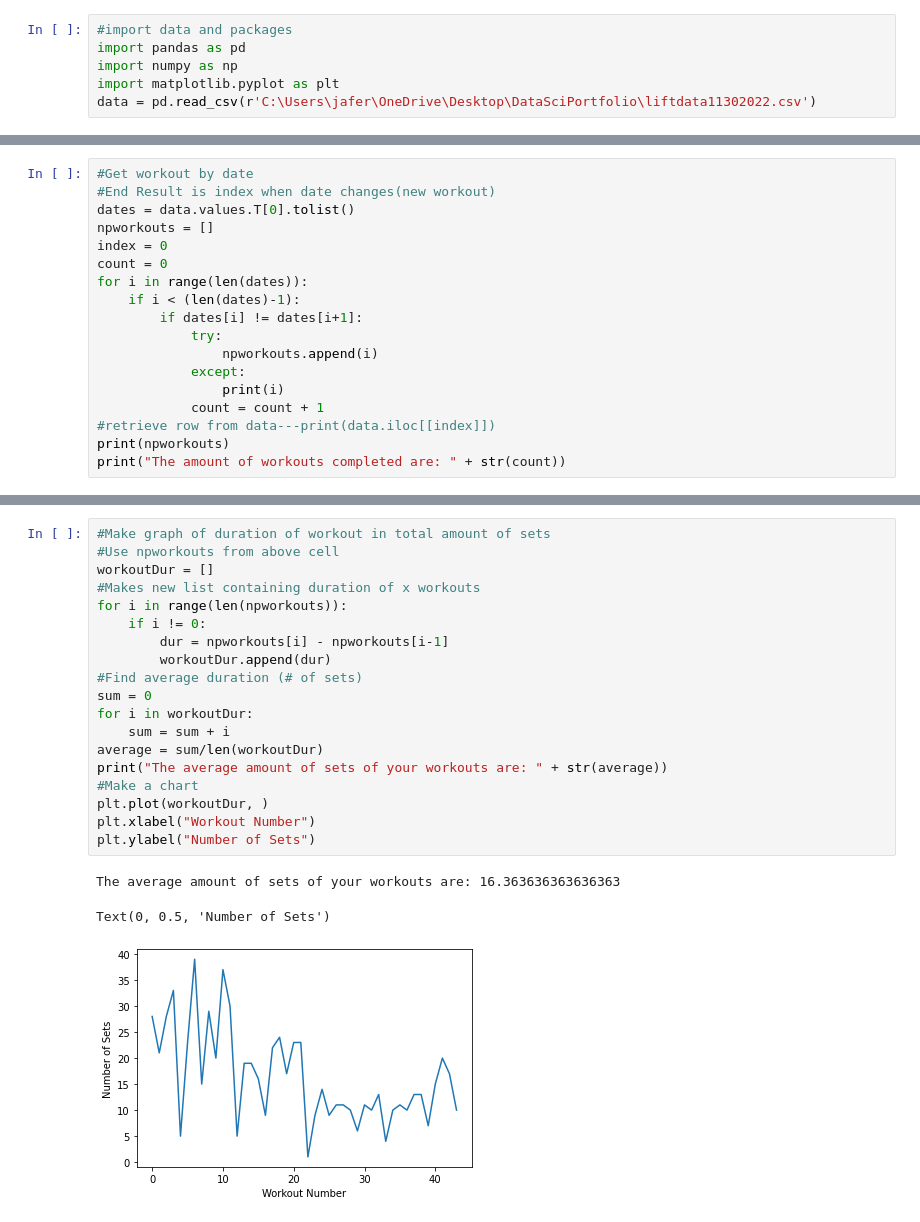
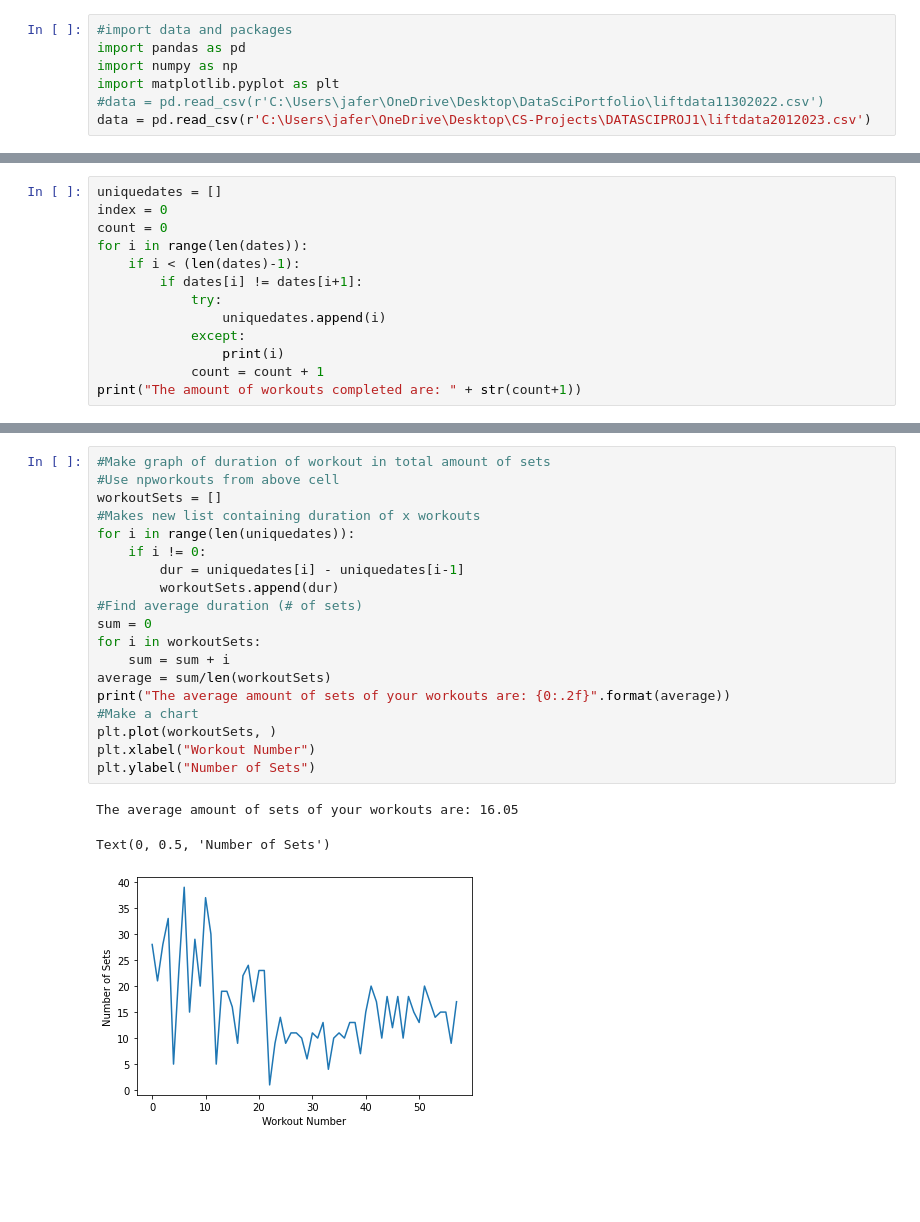
Before and after one commit to JosephAFerguson/datasciencelearning, a Jupyter notebook: liftdatanotebook.ipynb, the cells around one changed output, grey strips where cells are left out. Drawn from its saved outputs; the diff is of its cells as text; blank space fills up the shorter version.

```diff
--- a/liftdatanotebook.ipynb
+++ b/liftdatanotebook.ipynb
@@ -3,4 +3,5 @@
 import pandas as pd
 import numpy as np
 import matplotlib.pyplot as plt
-data = pd.read_csv(r'C:\Users\jafer\OneDrive\Desktop\DataSciPortfolio\liftdata11302022.csv')
+#data = pd.read_csv(r'C:\Users\jafer\OneDrive\Desktop\DataSciPortfolio\liftdata11302022.csv')
+data = pd.read_csv(r'C:\Users\jafer\OneDrive\Desktop\CS-Projects\DATASCIPROJ1\liftdata2012023.csv')
@@ -7,19 +16,14 @@ data = pd.read_csv(r'C:\Users\jafer\OneDrive\Desktop\DataSciPortfolio\liftdata11
 # %%
-#Get workout by date
-#End Result is index when date changes(new workout)
-dates = data.values.T[0].tolist()
-npworkouts = []
+uniquedates = []
 index = 0
 count = 0
 for i in range(len(dates)):
     if i < (len(dates)-1):
         if dates[i] != dates[i+1]:
             try:
-                npworkouts.append(i)
+                uniquedates.append(i)
             except:
                 print(i)
             count = count + 1
-#retrieve row from data---print(data.iloc[[index]])
-print(npworkouts)
-print("The amount of workouts completed are: " + str(count))
+print("The amount of workouts completed are: " + str(count+1))
 # %% [output]
@@ -28,24 +31,24 @@ The amount of workouts completed are: 45
 # %%
 #Make graph of duration of workout in total amount of sets
 #Use npworkouts from above cell
-workoutDur = []
+workoutSets = []
 #Makes new list containing duration of x workouts
-for i in range(len(npworkouts)):
+for i in range(len(uniquedates)):
     if i != 0:
-        dur = npworkouts[i] - npworkouts[i-1]
-        workoutDur.append(dur)
+        dur = uniquedates[i] - uniquedates[i-1]
+        workoutSets.append(dur)
 #Find average duration (# of sets)
 sum = 0
-for i in workoutDur:
+for i in workoutSets:
     sum = sum + i
-average = sum/len(workoutDur)
-print("The average amount of sets of your workouts are: " + str(average))
+average = sum/len(workoutSets)
+print("The average amount of sets of your workouts are: {0:.2f}".format(average))
 #Make a chart
-plt.plot(workoutDur, )
+plt.plot(workoutSets, )
 plt.xlabel("Workout Number")
 plt.ylabel("Number of Sets")
 # %% [output]
-The average amount of sets of your workouts are: 16.363636363636363
+The average amount of sets of your workouts are: 16.05
 Text(0, 0.5, 'Number of Sets')
-[figure, old version]
+[figure, new version]
 # %%
```
Also changed, not shown: parts of 5 cells of this notebook.
